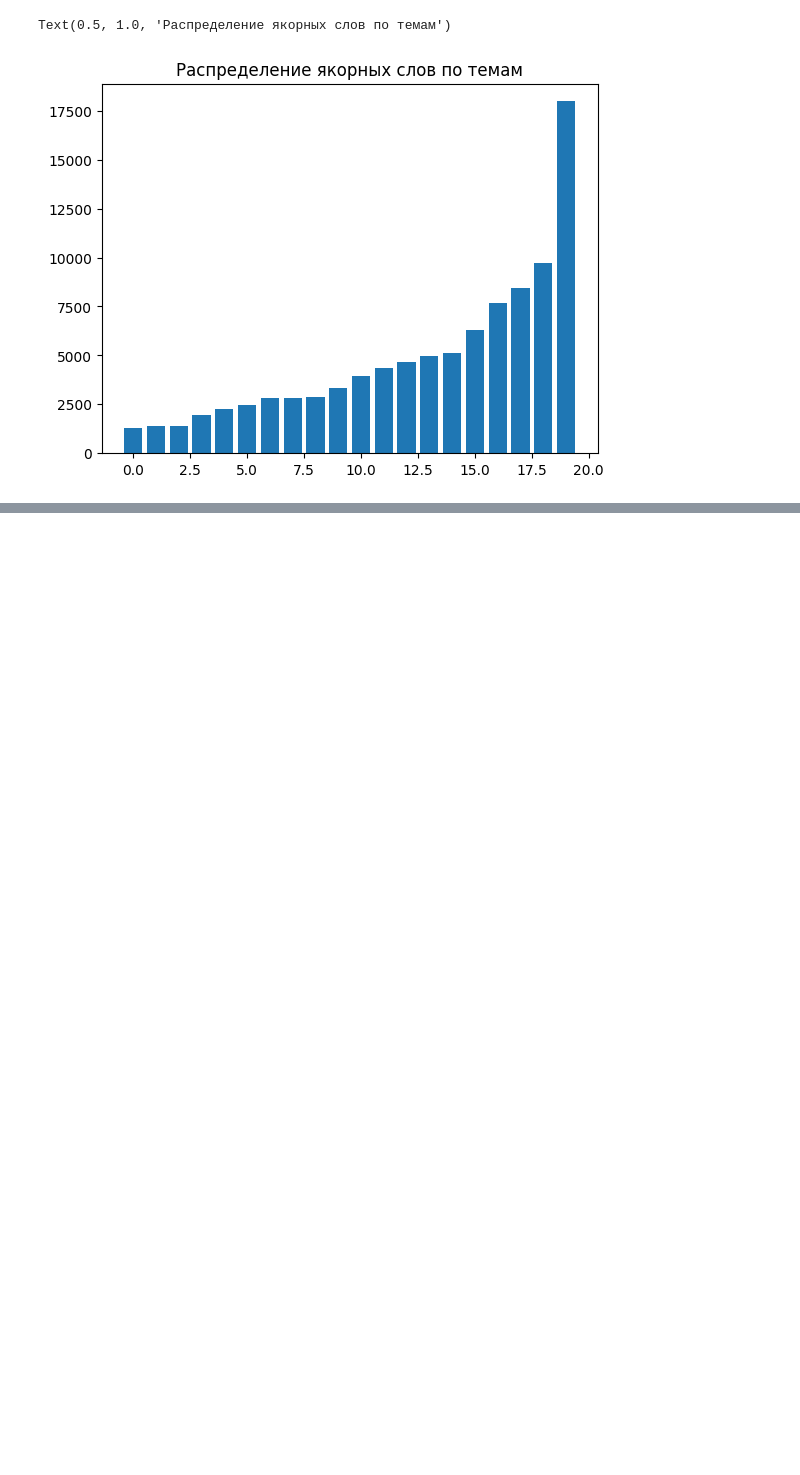
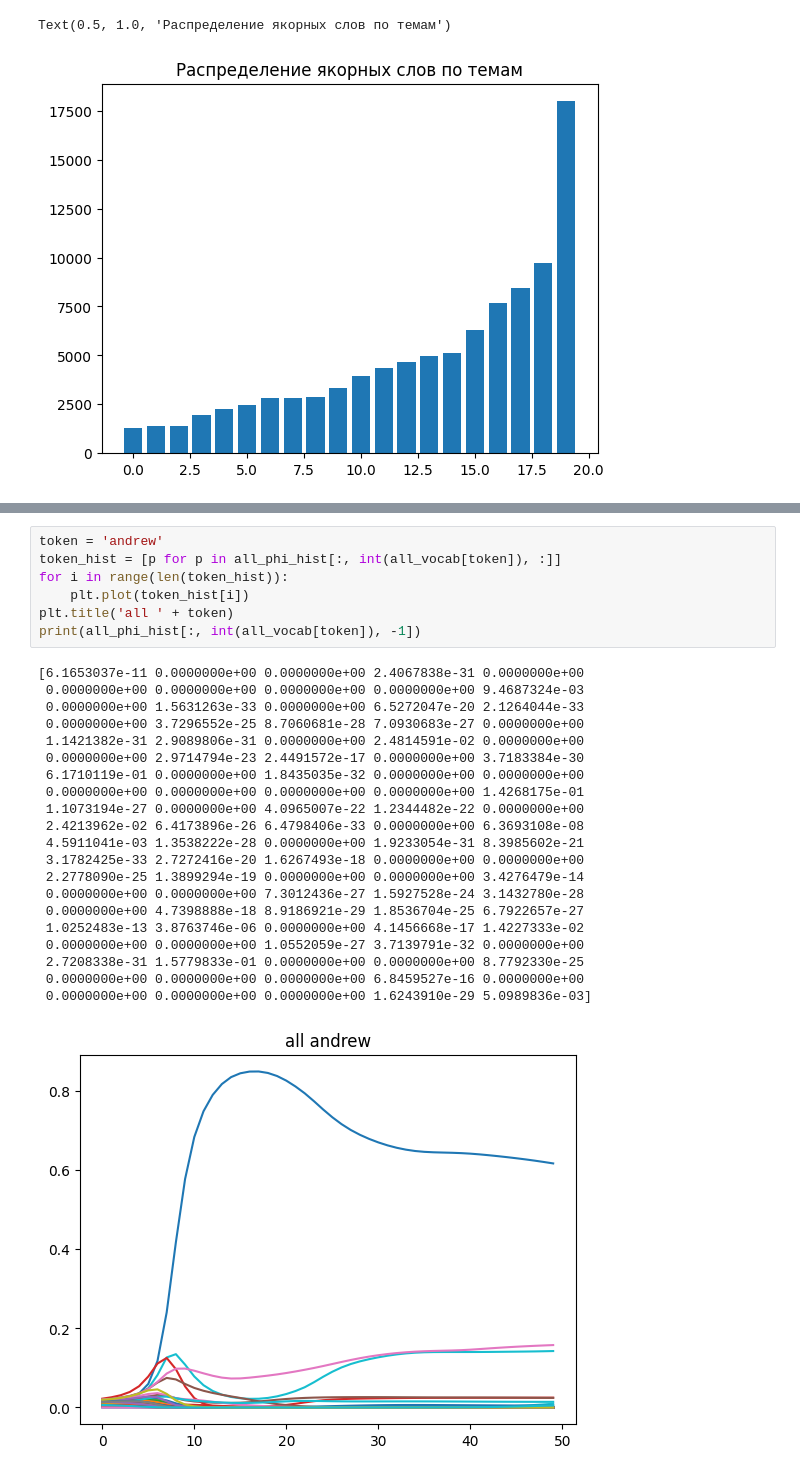
Before and after one commit to knagaev/topic-modelling-attention, a Jupyter notebook: phi_hist.ipynb, the cells around one changed output, grey strips where cells are left out. Drawn from its saved outputs; the diff is of its cells as text; blank space fills up the shorter version.

```diff
--- a/phi_hist.ipynb
+++ b/phi_hist.ipynb
@@ -320,0 +356,29 @@ Text(0.5, 1.0, 'Распределение якорных слов по тема
+# %%
+token = 'andrew'
+token_hist = [p for p in all_phi_hist[:, int(all_vocab[token]), :]]
+for i in range(len(token_hist)):
+    plt.plot(token_hist[i])
+plt.title('all ' + token)
+print(all_phi_hist[:, int(all_vocab[token]), -1])
+# %% [output]
+[6.1653037e-11 0.0000000e+00 0.0000000e+00 2.4067838e-31 0.0000000e+00
+ 0.0000000e+00 0.0000000e+00 0.0000000e+00 0.0000000e+00 9.4687324e-03
+ 0.0000000e+00 1.5631263e-33 0.0000000e+00 6.5272047e-20 2.1264044e-33
+ 0.0000000e+00 3.7296552e-25 8.7060681e-28 7.0930683e-27 0.0000000e+00
+ 1.1421382e-31 2.9089806e-31 0.0000000e+00 2.4814591e-02 0.0000000e+00
+ 0.0000000e+00 2.9714794e-23 2.4491572e-17 0.0000000e+00 3.7183384e-30
+ 6.1710119e-01 0.0000000e+00 1.8435035e-32 0.0000000e+00 0.0000000e+00
+ 0.0000000e+00 0.0000000e+00 0.0000000e+00 0.0000000e+00 1.4268175e-01
+ 1.1073194e-27 0.0000000e+00 4.0965007e-22 1.2344482e-22 0.0000000e+00
+ 2.4213962e-02 6.4173896e-26 6.4798406e-33 0.0000000e+00 6.3693108e-08
+ 4.5911041e-03 1.3538222e-28 0.0000000e+00 1.9233054e-31 8.3985602e-21
+ 3.1782425e-33 2.7272416e-20 1.6267493e-18 0.0000000e+00 0.0000000e+00
+ 2.2778090e-25 1.3899294e-19 0.0000000e+00 0.0000000e+00 3.4276479e-14
+ 0.0000000e+00 0.0000000e+00 7.3012436e-27 1.5927528e-24 3.1432780e-28
+ 0.0000000e+00 4.7398888e-18 8.9186921e-29 1.8536704e-25 6.7922657e-27
+ 1.0252483e-13 3.8763746e-06 0.0000000e+00 4.1456668e-17 1.4227333e-02
+ 0.0000000e+00 0.0000000e+00 1.0552059e-27 3.7139791e-32 0.0000000e+00
+ 2.7208338e-31 1.5779833e-01 0.0000000e+00 0.0000000e+00 8.7792330e-25
+ 0.0000000e+00 0.0000000e+00 0.0000000e+00 6.8459527e-16 0.0000000e+00
+ 0.0000000e+00 0.0000000e+00 0.0000000e+00 1.6243910e-29 5.0989836e-03]
+[figure, added]
```
Also changed, not shown: parts of 7 cells of this notebook, 4 other files.
